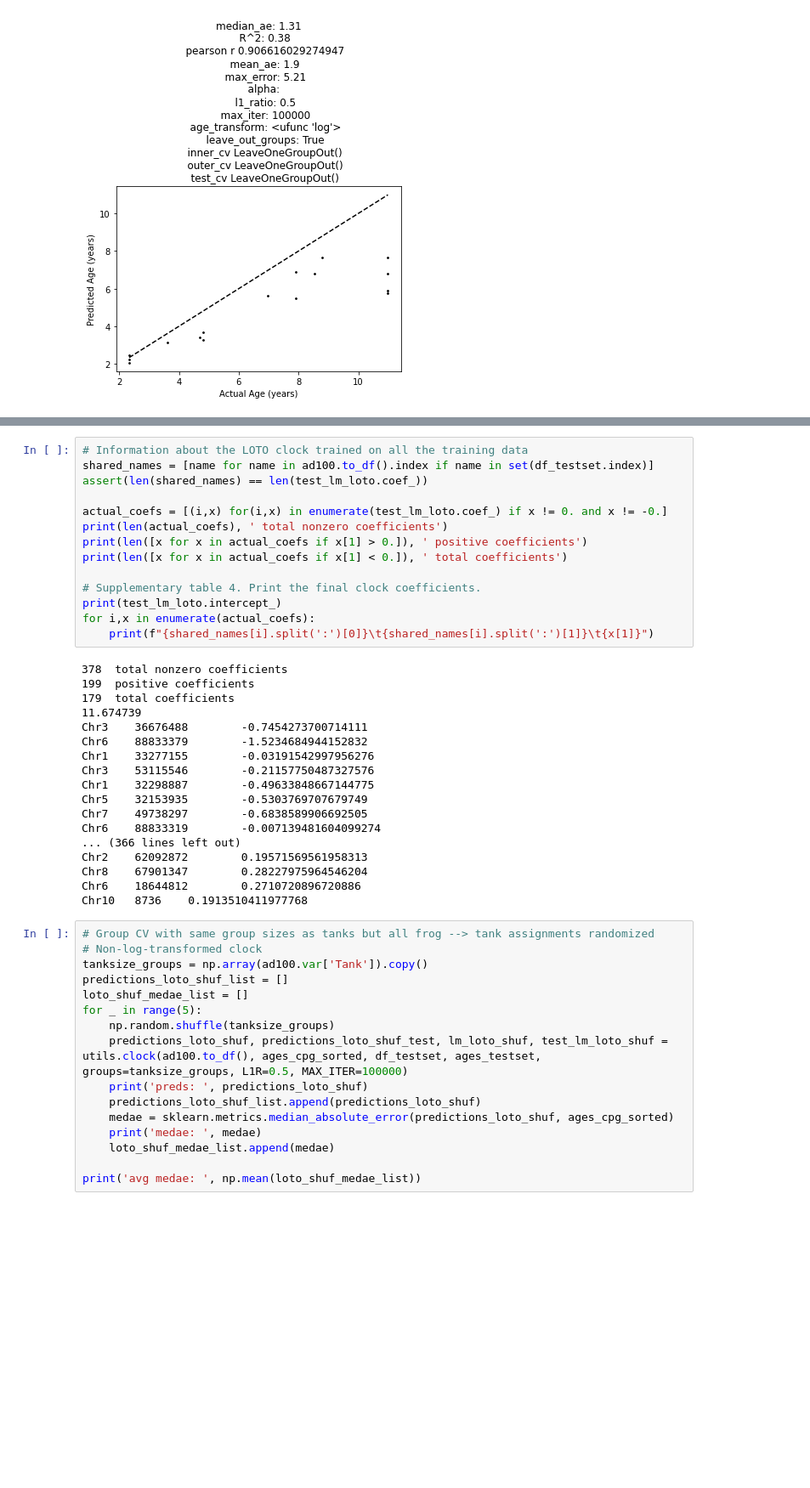
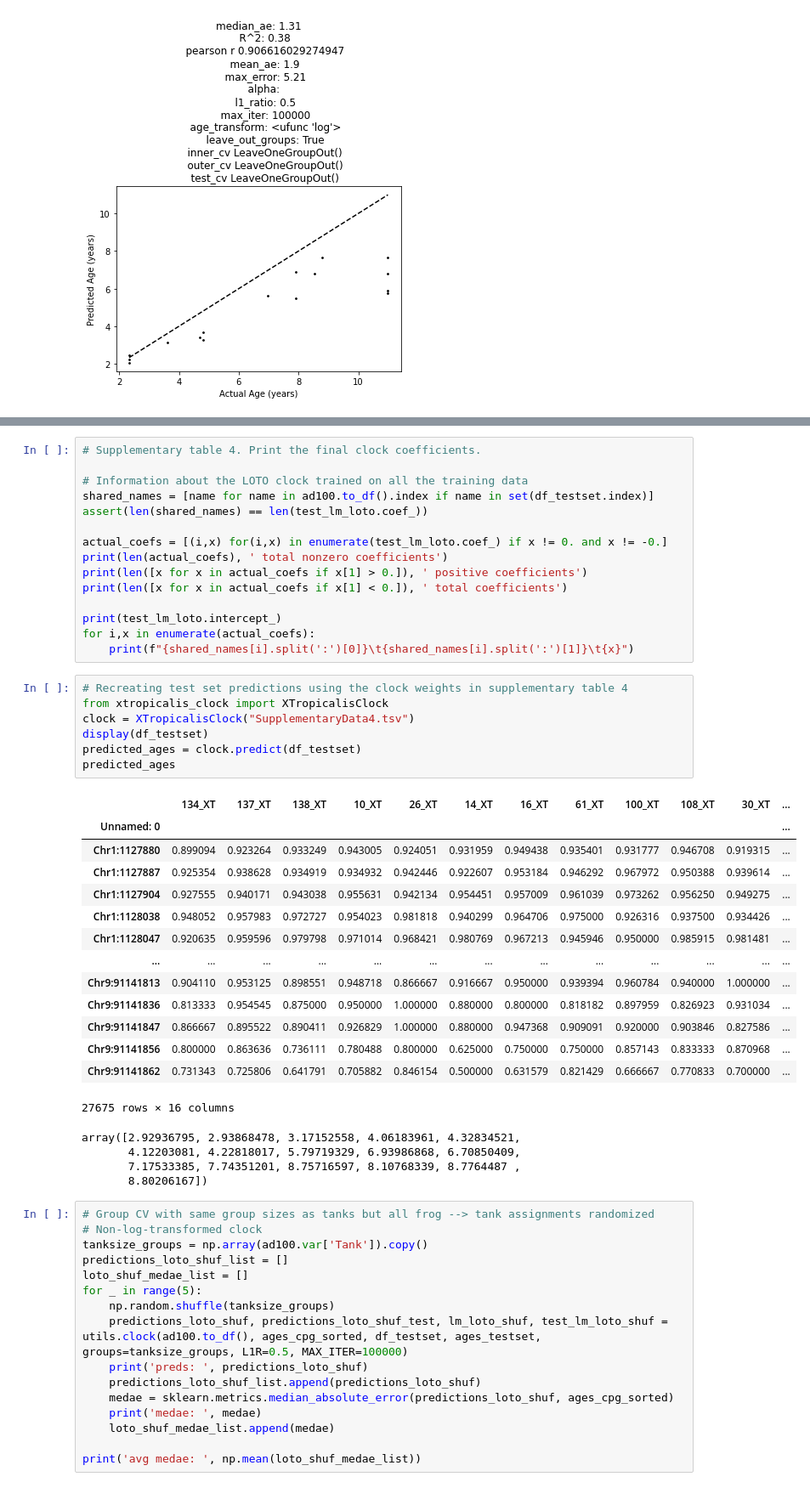
Before and after one commit to ronanbennett/xenopus-aging, a Jupyter notebook: TBS_paper/figure2_clocks.ipynb, the cells around one changed output, grey strips where cells are left out. Shown at 85% size. Drawn from its saved outputs; the diff is of its cells as text; blank space fills up the shorter version.

Commit message:
Added XTropicalisClock for easier predictions on new data

```diff
--- a/TBS_paper/figure2_clocks.ipynb
+++ b/TBS_paper/figure2_clocks.ipynb
@@ -170,6 +170,8 @@ clock_plot(combined_df, 2,2)
 # %% [output]
 [figure]
 # %%
+# Supplementary table 4. Print the final clock coefficients.
+
 # Information about the LOTO clock trained on all the training data
 shared_names = [name for name in ad100.to_df().index if name in set(df_testset.index)]
 assert(len(shared_names) == len(test_lm_loto.coef_))
@@ -179,28 +181,35 @@ print(len(actual_coefs), ' total nonzero coefficients')
 print(len([x for x in actual_coefs if x[1] > 0.]), ' positive coefficients')
 print(len([x for x in actual_coefs if x[1] < 0.]), ' total coefficients')
 
-# Supplementary table 4. Print the final clock coefficients.
 print(test_lm_loto.intercept_)
 for i,x in enumerate(actual_coefs):
-    print(f"{shared_names[i].split(':')[0]}\t{shared_names[i].split(':')[1]}\t{x[1]}")
+    print(f"{shared_names[i].split(':')[0]}\t{shared_names[i].split(':')[1]}\t{x}")
-# %% [output]
-378  total nonzero coefficients
-199  positive coefficients
-179  total coefficients
-11.674739
-Chr3    36676488        -0.7454273700714111
-Chr6    88833379        -1.5234684944152832
-Chr1    33277155        -0.03191542997956276
-Chr3    53115546        -0.21157750487327576
-Chr1    32298887        -0.49633848667144775
-Chr5    32153935        -0.5303769707679749
-Chr7    49738297        -0.6838589906692505
-Chr6    88833319        -0.007139481604099274
-... (366 lines left out)
-Chr2    62092872        0.19571569561958313
-Chr8    67901347        0.28227975964546204
-Chr6    18644812        0.2710720896720886
-Chr10   8736    0.1913510411977768
+# %%
+# Recreating test set predictions using the clock weights in supplementary table 4
+from xtropicalis_clock import XTropicalisClock
+clock = XTropicalisClock("SupplementaryData4.tsv")
+display(df_testset)
+predicted_ages = clock.predict(df_testset)
+predicted_ages
+# %% [output]
+|  | 134_XT | 137_XT | 138_XT | 10_XT | 26_XT | 14_XT | 16_XT | 61_XT | 100_XT | 108_XT | 30_XT | ... |
+| Unnamed: 0 |  |  |  |  |  |  |  |  |  |  |  | ... |
+| Chr1:1127880 | 0.899094 | 0.923264 | 0.933249 | 0.943005 | 0.924051 | 0.931959 | 0.949438 | 0.935401 | 0.931777 | 0.946708 | 0.919315 | ... |
+| Chr1:1127887 | 0.925354 | 0.938628 | 0.934919 | 0.934932 | 0.942446 | 0.922607 | 0.953184 | 0.946292 | 0.967972 | 0.950388 | 0.939614 | ... |
+| Chr1:1127904 | 0.927555 | 0.940171 | 0.943038 | 0.955631 | 0.942134 | 0.954451 | 0.957009 | 0.961039 | 0.973262 | 0.956250 | 0.949275 | ... |
+| Chr1:1128038 | 0.948052 | 0.957983 | 0.972727 | 0.954023 | 0.981818 | 0.940299 | 0.964706 | 0.975000 | 0.926316 | 0.937500 | 0.934426 | ... |
+| Chr1:1128047 | 0.920635 | 0.959596 | 0.979798 | 0.971014 | 0.968421 | 0.980769 | 0.967213 | 0.945946 | 0.950000 | 0.985915 | 0.981481 | ... |
+| ... | ... | ... | ... | ... | ... | ... | ... | ... | ... | ... | ... | ... |
+| Chr9:91141813 | 0.904110 | 0.953125 | 0.898551 | 0.948718 | 0.866667 | 0.916667 | 0.950000 | 0.939394 | 0.960784 | 0.940000 | 1.000000 | ... |
+| Chr9:91141836 | 0.813333 | 0.954545 | 0.875000 | 0.950000 | 1.000000 | 0.880000 | 0.800000 | 0.818182 | 0.897959 | 0.826923 | 0.931034 | ... |
+| Chr9:91141847 | 0.866667 | 0.895522 | 0.890411 | 0.926829 | 1.000000 | 0.880000 | 0.947368 | 0.909091 | 0.920000 | 0.903846 | 0.827586 | ... |
+| Chr9:91141856 | 0.800000 | 0.863636 | 0.736111 | 0.780488 | 0.800000 | 0.625000 | 0.750000 | 0.750000 | 0.857143 | 0.833333 | 0.870968 | ... |
+| Chr9:91141862 | 0.731343 | 0.725806 | 0.641791 | 0.705882 | 0.846154 | 0.500000 | 0.631579 | 0.821429 | 0.666667 | 0.770833 | 0.700000 | ... |
+27675 rows × 16 columns
+array([2.92936795, 2.93868478, 3.17152558, 4.06183961, 4.32834521,
+       4.12203081, 4.22818017, 5.79719329, 6.93986868, 6.70850409,
+       7.17533385, 7.74351201, 8.75716597, 8.10768339, 8.7764487 ,
+       8.80206167])
 # %%
 # Group CV with same group sizes as tanks but all frog --> tank assignments randomized
 # Non-log-transformed clock
```
Also changed, not shown: parts of 1 cell of this notebook, 2 other files.
